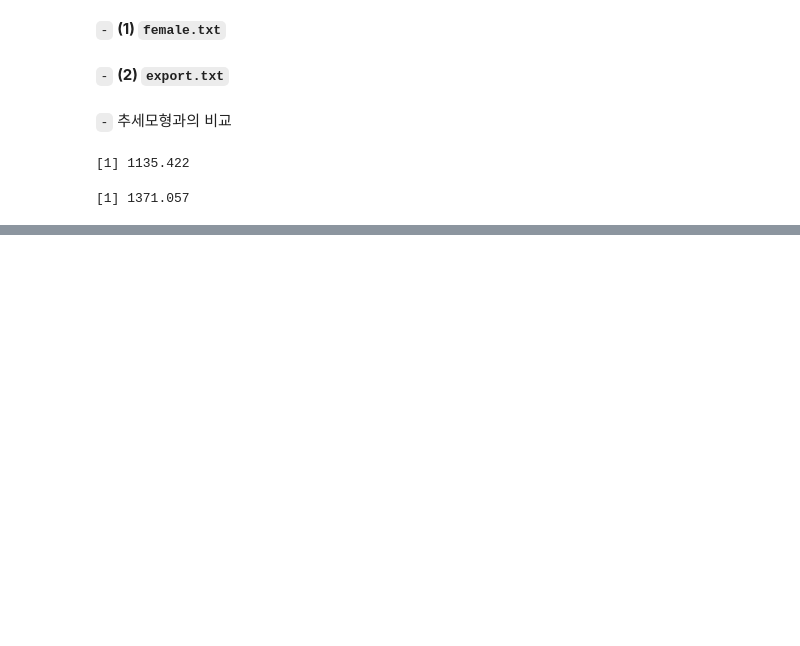
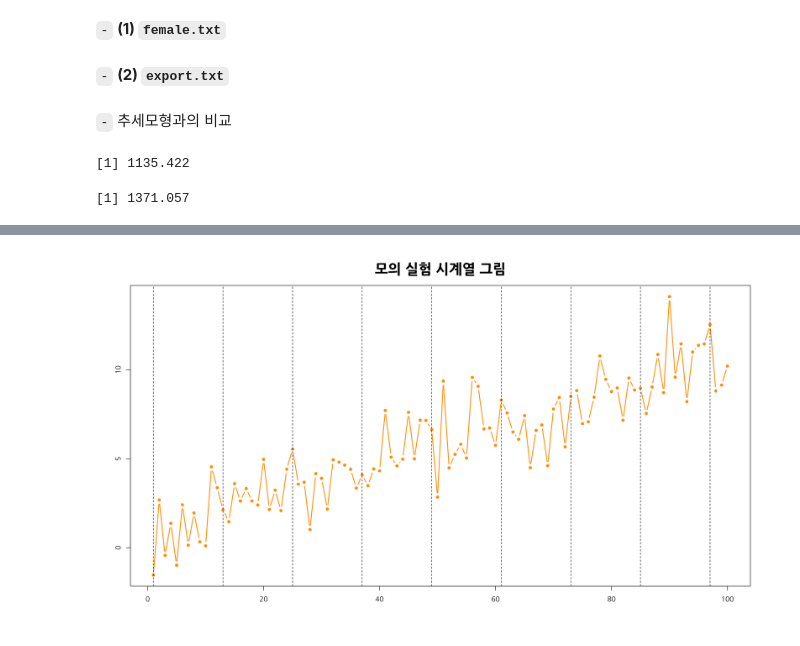
Before and after one commit to HollyRiver/TS2024, a Jupyter notebook: hw/code.ipynb, the cells around one changed output, grey strips where cells are left out. Drawn from its saved outputs; the diff is of its cells as text; code cells hidden in the pictures; blank space fills up the shorter version.

```diff
--- a/hw/code.ipynb
+++ b/hw/code.ipynb
@@ -368,0 +319,2 @@ ggplot(df_export) +
+# %%
+dt = read.csv("data1.csv")
@@ -368,0 +340,7 @@ ggplot(df_export) +
+# %%
+## 시계열 그림
+plot(dt$t, dt$z, type = "b", col = 'darkorange', lwd = 2, xlab = "", ylab = "",
+     main = "모의 실험 시계열 그림", cex.main = 2, pch = 16)
+abline(v = seq(1, 120, by = 12), lty = 2) ## 계절성 판단
+# %% [output]
+[figure, added]
```
Also changed, not shown: parts of 9 cells of this notebook.
